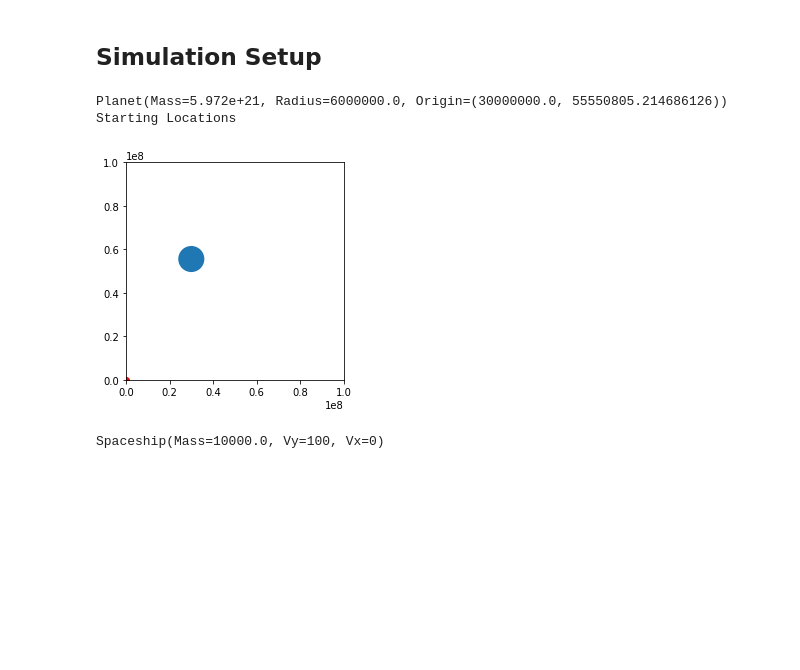
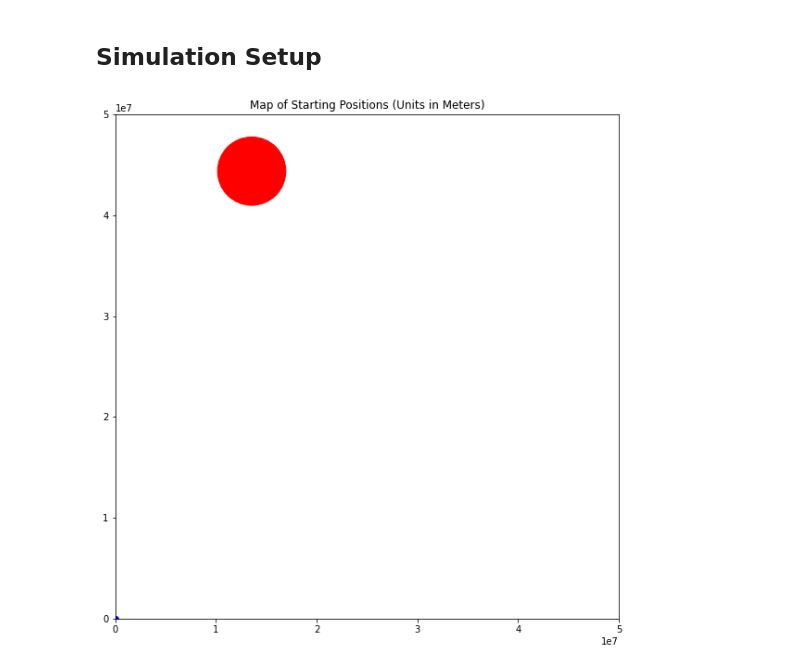
Before and after one commit to AAWorks/gravity-assist, a Jupyter notebook: main.ipynb, the cells around one changed output. Cells and saved outputs as stored; diff of their text form; code cells hidden in the pictures; blank space fills up the shorter version.

Commit message:
Finishing touches, graph

```diff
--- a/main.ipynb
+++ b/main.ipynb
@@ -33,3 +25,10 @@ threshold = 1  # 1
+# %%
+M_planet = 6.39e23  # 6.39e23
+M_spacecraft = 5.05e4  # 5.05e4
+V_spacecraft = 1.36e3  # 1.36e3
+R_planet = 3.3895e6  # 3.3895e6
+planet_starting_x_dist = 4 * R_planet  # 4 * R_planet
+threshold = 1e3  # 1e3
 # %% [markdown]
 ## Simulation Setup
 # %%
@@ -43,30 +42,21 @@ planet_origin = Point(planet_starting_x_dist, (
 
 planet = Planet(M_planet, R_planet, planet_origin)
 # %%
-print(planet)
-print("Starting Locations")
-
-circle = patches.Circle(planet.origin.coordinates, planet.radius)
+circle = patches.Circle(planet.origin.coordinates, planet.radius, color='r')
 #circle = patches.Circle((5e10, 5e10), 1e10)
 
-fig, ax = plt.subplots()
+fig, ax = plt.subplots(figsize=(10,10))
 ax.add_patch(circle)
 
-ax.set_xlim(0, 100000000)
-ax.set_ylim(0, 100000000)
+ax.set_xlim(-10, 50_000_000)
+ax.set_ylim(-10, 50_000_000)
 ax.set_aspect('equal')
 
-ax.plot(0, 0, 'ro')
+ax.plot(0, 0, 'bo')
 
-#ax.plot(0, 0, 'ro')
+ax.set_title("Map of Starting Positions (Units in Meters)")
+
 plt.show()
 # %% [output]
-Planet(Mass=5.972e+21, Radius=6000000.0, Origin=(30000000.0, 55550805.214686126))
-Starting Locations
-[figure, old version]
+[figure, new version]
-# %%
-spaceship = Spaceship(M_spacecraft, V_spacecraft)
-print(spaceship)
-# %% [output]
-Spaceship(Mass=10000.0, Vy=100, Vx=0)
 # %%
```
Also changed, not shown: parts of 4 cells of this notebook, 1 other file.
